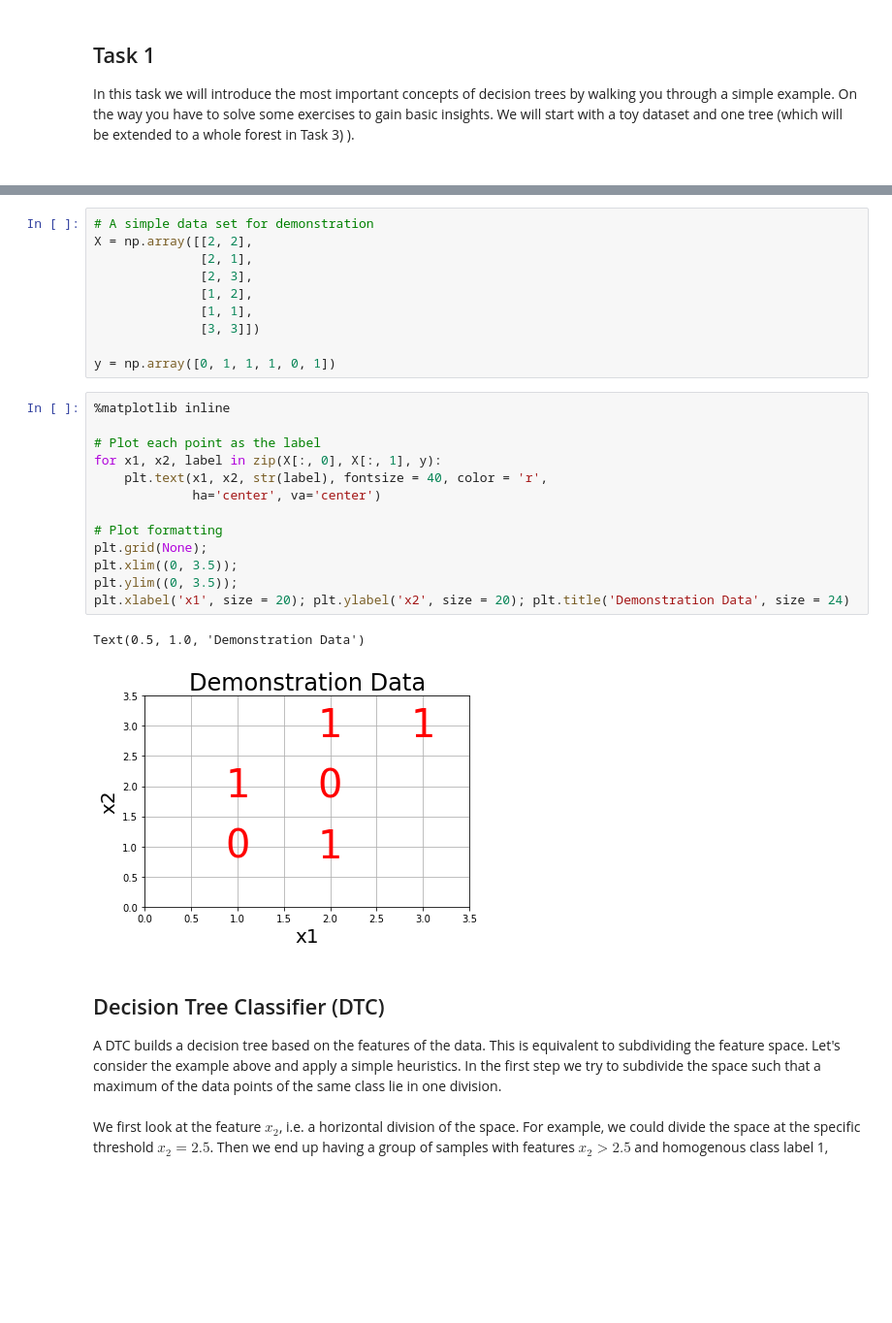
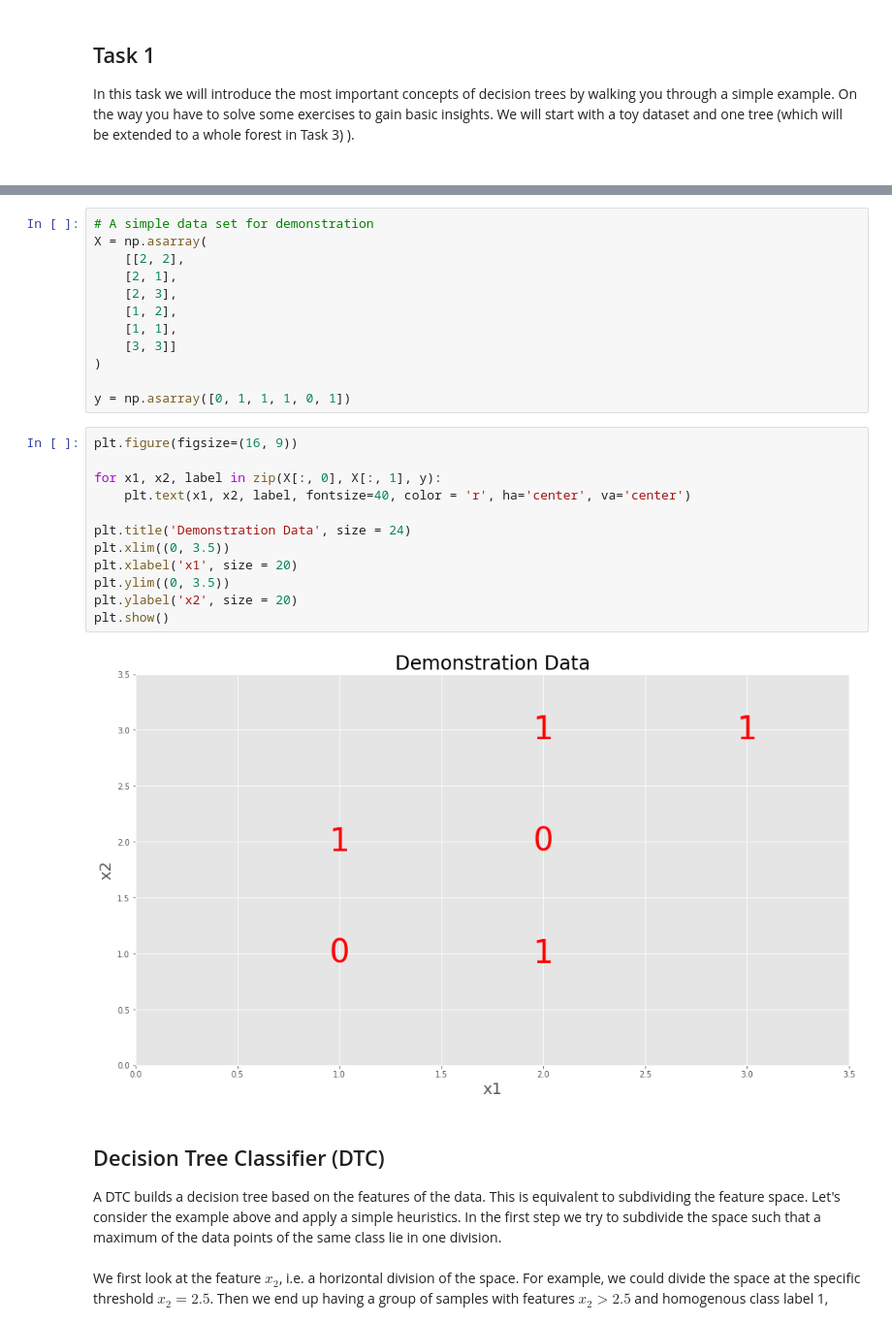
Before and after one commit to Steve2608/machine-learning-supervised-techniques, a Jupyter notebook: UE5/A05_01555842_Brandl_Stefan.ipynb, the cells around one changed output, grey strips where cells are left out. Shown at 97% size. Drawn from its saved outputs; the diff is of its cells as text; blank space fills up the shorter version.

```diff
--- a/UE5/A05_01555842_Brandl_Stefan.ipynb
+++ b/UE5/A05_01555842_Brandl_Stefan.ipynb
@@ -16,29 +27,29 @@ RSEED = 50
 # %%
 # A simple data set for demonstration
-X = np.array([[2, 2],
-              [2, 1],
-              [2, 3],
-              [1, 2],
-              [1, 1],
-              [3, 3]])
+X = np.asarray(
+    [[2, 2],
+    [2, 1],
+    [2, 3],
+    [1, 2],
+    [1, 1],
+    [3, 3]]
+)
 
-y = np.array([0, 1, 1, 1, 0, 1])
+y = np.asarray([0, 1, 1, 1, 0, 1])
 # %%
-%matplotlib inline
+plt.figure(figsize=(16, 9))
 
-# Plot each point as the label
 for x1, x2, label in zip(X[:, 0], X[:, 1], y):
-    plt.text(x1, x2, str(label), fontsize = 40, color = 'r',
-             ha='center', va='center')
+    plt.text(x1, x2, label, fontsize=40, color = 'r', ha='center', va='center')
 
-# Plot formatting
-plt.grid(None);
-plt.xlim((0, 3.5));
-plt.ylim((0, 3.5));
-plt.xlabel('x1', size = 20); plt.ylabel('x2', size = 20); plt.title('Demonstration Data', size = 24)
+plt.title('Demonstration Data', size = 24)
+plt.xlim((0, 3.5))
+plt.xlabel('x1', size = 20)
+plt.ylim((0, 3.5))
+plt.ylabel('x2', size = 20)
+plt.show()
 # %% [output]
-Text(0.5, 1.0, 'Demonstration Data')
-[figure, old version]
+[figure, new version]
 # %% [markdown]
 ## Decision Tree Classifier (DTC)
 
```
Also changed, not shown: parts of 27 cells of this notebook, 1 other file.
